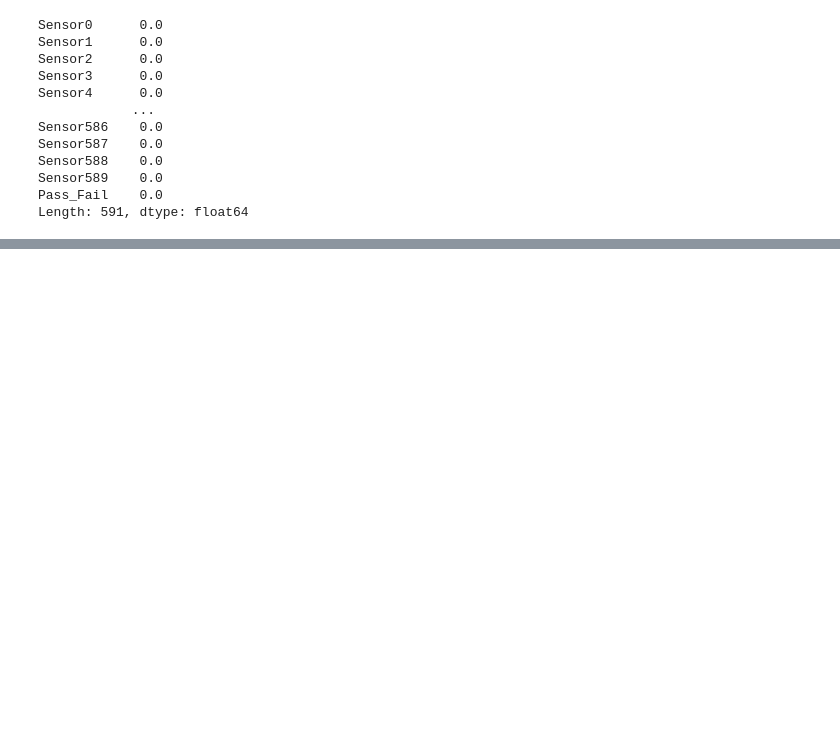
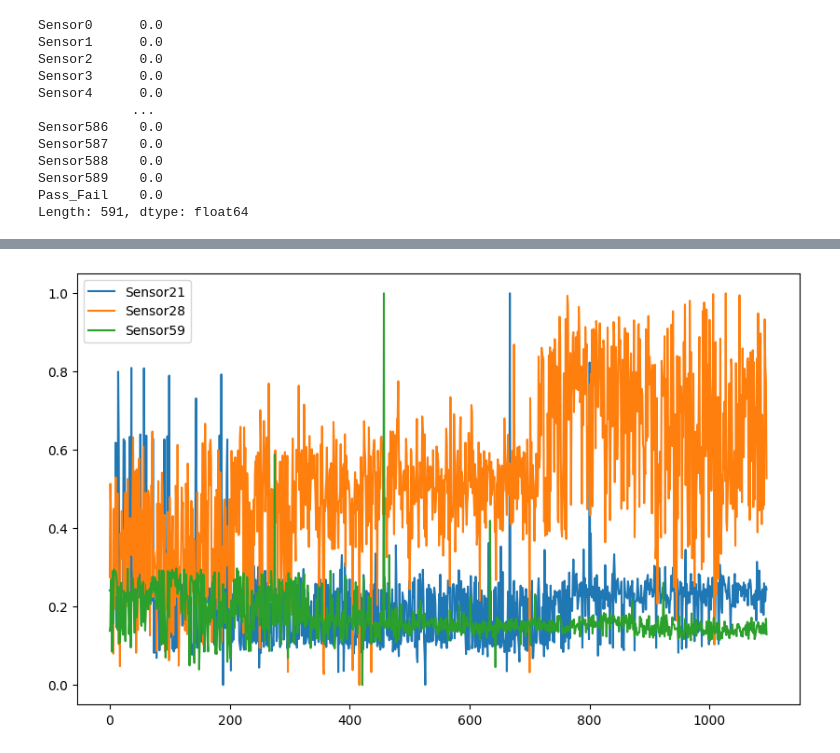
Before and after one commit to skameju/semiconductor, a Jupyter notebook: 캡스톤디자인.ipynb, the cells around one changed output, grey strips where cells are left out. Saved outputs shown, nothing was run; the diff lists cells and outputs as text; code cells hidden in the pictures; blank space fills up the shorter version.

```diff
--- a/캡스톤디자인.ipynb
+++ b/캡스톤디자인.ipynb
@@ -222,0 +227,9 @@ from sklearn.model_selection import train_test_split
+# %%
+# 정규화
+
+from sklearn.preprocessing import MinMaxScaler
+scaler = MinMaxScaler()
+train_minmax_scaled = scaler.fit_transform(train_set)
+# %%
+train_set_scaled = pd.DataFrame(train_minmax_scaled, columns = train_set.columns, index = list(train_set.index.values))
+train_set_scaled # 정규화된 train_set!!!!!
@@ -222,0 +250,4 @@ from sklearn.model_selection import train_test_split
+# %%
+ax = train_set_scaled.plot(y = ['Sensor21', 'Sensor28', 'Sensor59'], figsize = (10, 6))
+# %% [output]
+[figure, added]
```
Also changed, not shown: parts of 12 cells of this notebook.
